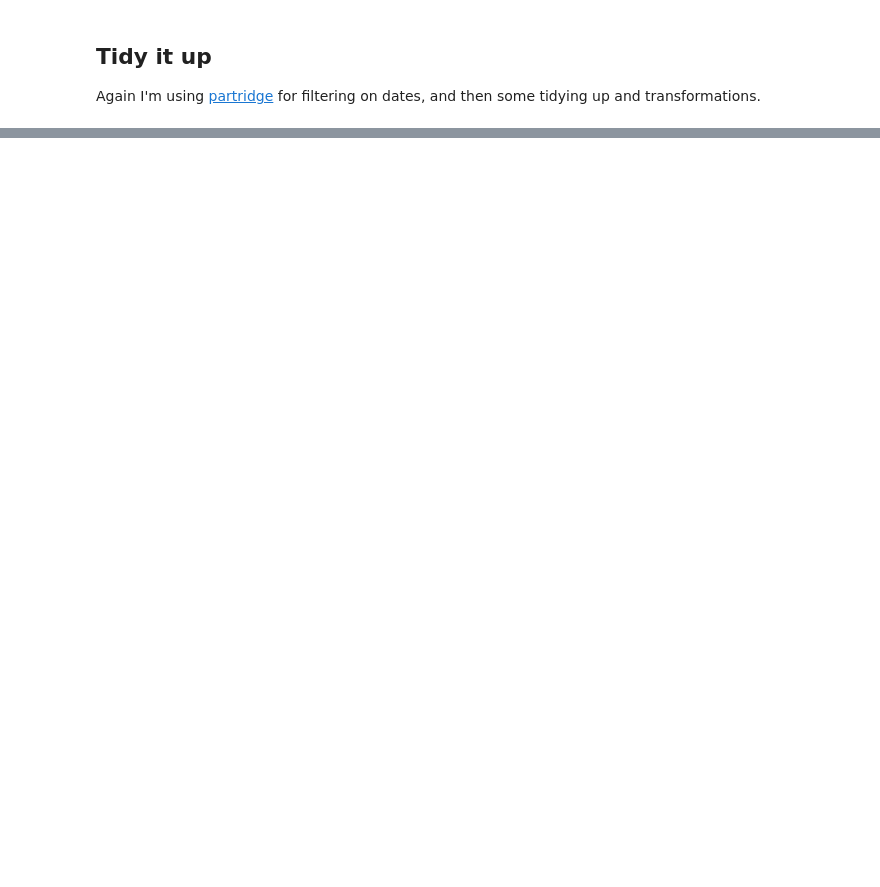
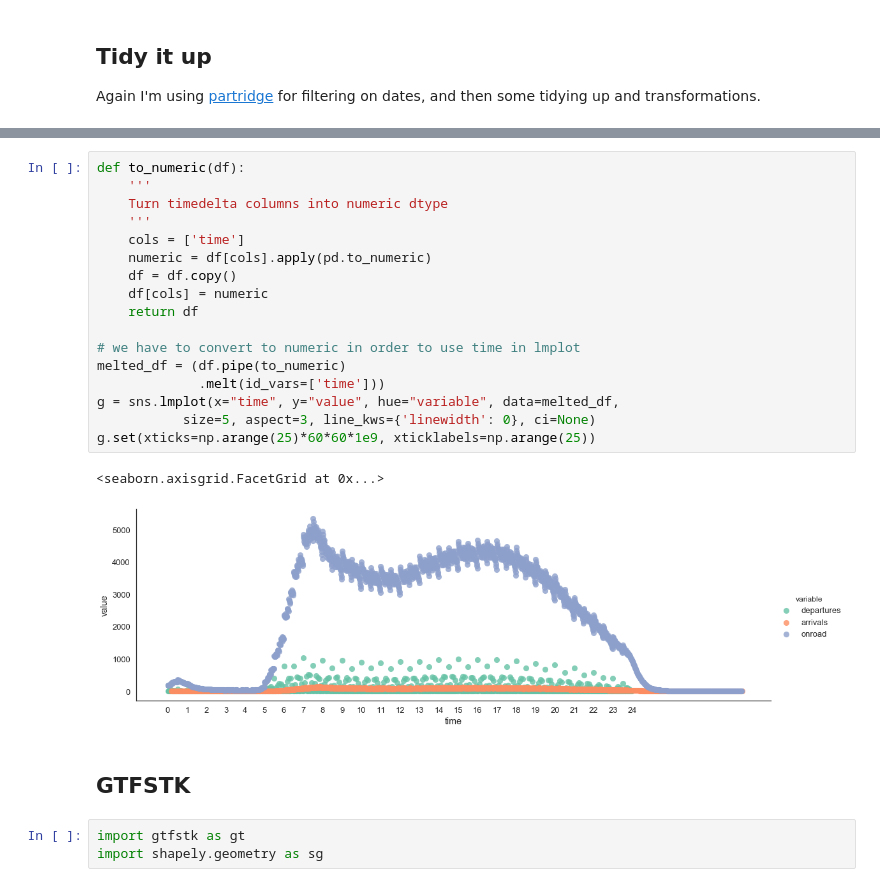
Before and after one commit to cjer/open-bus-explore, a Jupyter notebook: openbus_5_changes.ipynb, the cells around one changed output, grey strips where cells are left out. Cells and saved outputs as stored; diff of their text form; blank space fills up the shorter version.

```diff
--- a/openbus_5_changes.ipynb
+++ b/openbus_5_changes.ipynb
@@ -376,0 +458,25 @@ See you soon when I test [GTFS best practices](http://gtfs.org/best-practices) o
+# %%
+def to_numeric(df):
+    '''
+    Turn timedelta columns into numeric dtype
+    '''
+    cols = ['time']
+    numeric = df[cols].apply(pd.to_numeric)
+    df = df.copy()
+    df[cols] = numeric
+    return df
+
+# we have to convert to numeric in order to use time in lmplot
+melted_df = (df.pipe(to_numeric)
+             .melt(id_vars=['time']))
+g = sns.lmplot(x="time", y="value", hue="variable", data=melted_df,
+           size=5, aspect=3, line_kws={'linewidth': 0}, ci=None)
+g.set(xticks=np.arange(25)*60*60*1e9, xticklabels=np.arange(25))
+# %% [output]
+<seaborn.axisgrid.FacetGrid at 0x...>
+[figure, added]
+# %% [markdown]
+## GTFSTK
+# %%
+import gtfstk as gt
+import shapely.geometry as sg
```
Also changed, not shown: parts of 91 cells of this notebook, 1 other file.
